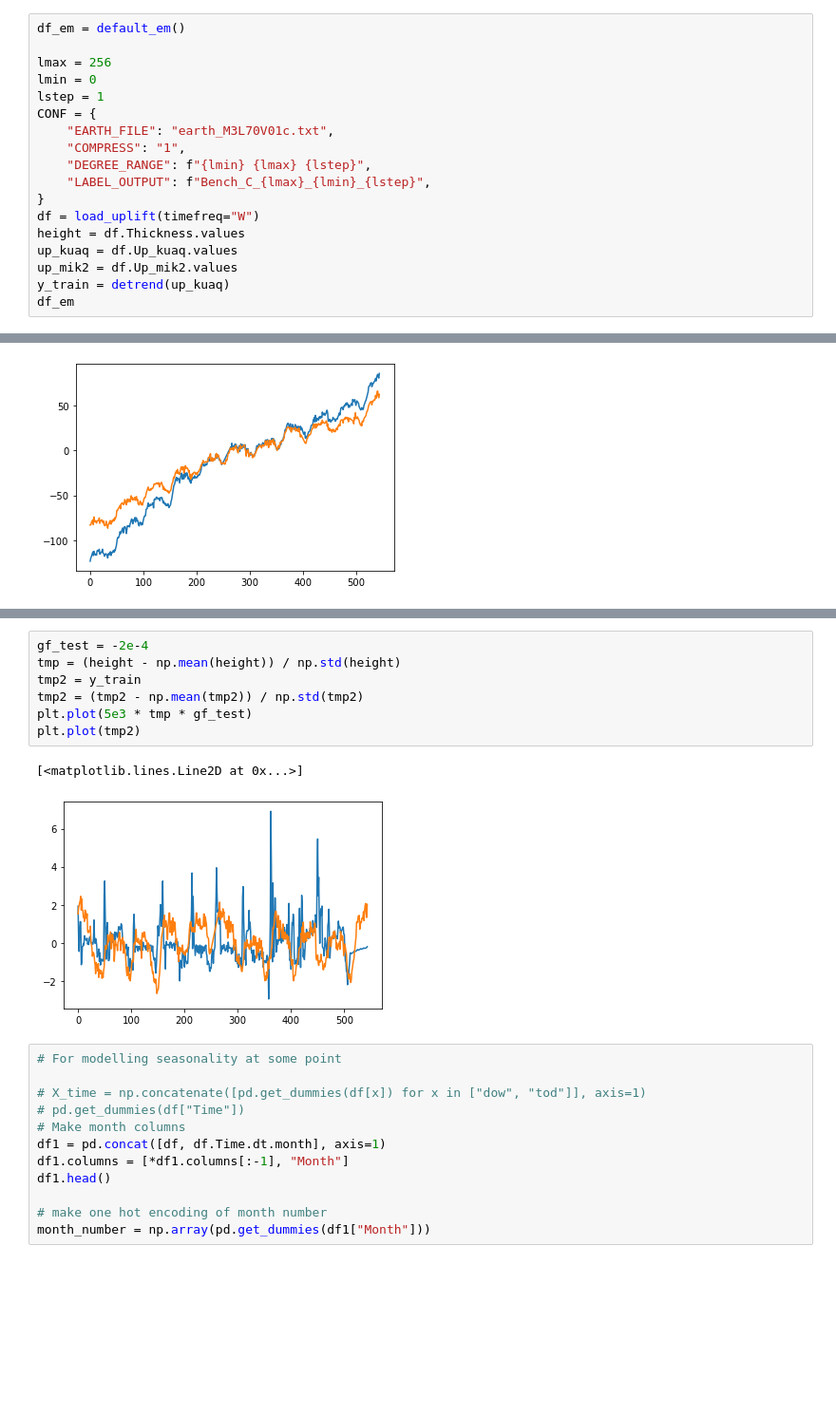
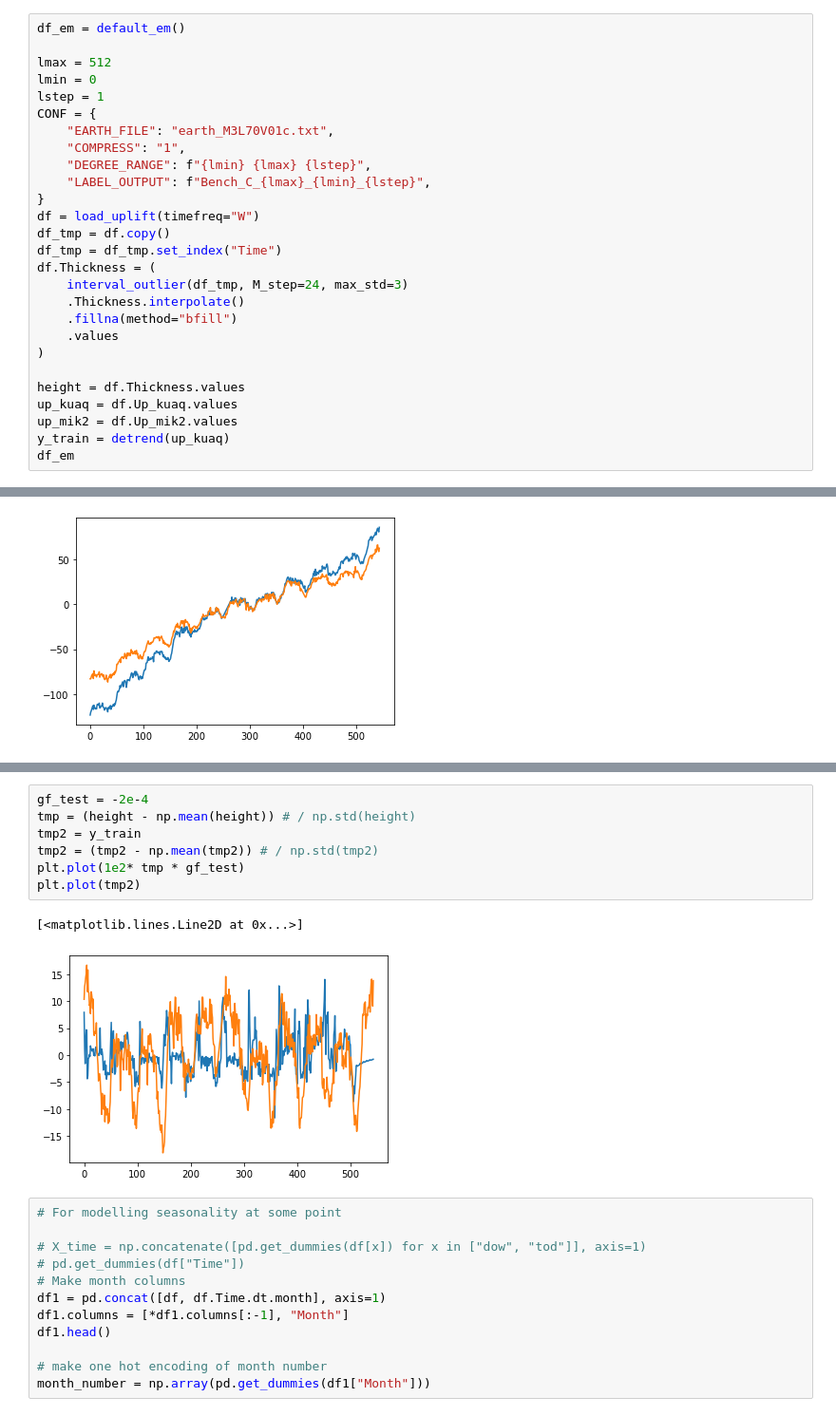
Before and after one commit to eyhl/premis, a Jupyter notebook: notebooks/chapter2.ipynb, the cells around one changed output, grey strips where cells are left out. Shown: that part at 95% size. Drawn from its saved outputs; the diff is of its cells as text; blank space fills up the shorter version.

Commit message:
chapter 2 outlier progress?

```diff
--- a/notebooks/chapter2.ipynb
+++ b/notebooks/chapter2.ipynb
@@ -34,7 +65,7 @@ def compute_error(trues, predicted):
 # %%
 df_em = default_em()
 
-lmax = 256
+lmax = 512
 lmin = 0
 lstep = 1
 CONF = {
@@ -44,6 +75,15 @@ CONF = {
     "LABEL_OUTPUT": f"Bench_C_{lmax}_{lmin}_{lstep}",
 }
 df = load_uplift(timefreq="W")
+df_tmp = df.copy()
+df_tmp = df_tmp.set_index("Time")
+df.Thickness = (
+    interval_outlier(df_tmp, M_step=24, max_std=3)
+    .Thickness.interpolate()
+    .fillna(method="bfill")
+    .values
+)
+
 height = df.Thickness.values
 up_kuaq = df.Up_kuaq.values
 up_mik2 = df.Up_mik2.values
@@ -68,13 +115,13 @@ plt.plot(up_mik2)
 # %%
 gf_test = -2e-4
-tmp = (height - np.mean(height)) / np.std(height)
+tmp = (height - np.mean(height)) # / np.std(height)
 tmp2 = y_train
-tmp2 = (tmp2 - np.mean(tmp2)) / np.std(tmp2)
-plt.plot(5e3 * tmp * gf_test)
+tmp2 = (tmp2 - np.mean(tmp2)) # / np.std(tmp2)
+plt.plot(1e2* tmp * gf_test)
 plt.plot(tmp2)
 # %% [output]
 [<matplotlib.lines.Line2D at 0x...>]
-[figure, old version]
+[figure, new version]
 # %%
 # For modelling seasonality at some point
 
```
Also changed, not shown: parts of 27 cells of this notebook.
